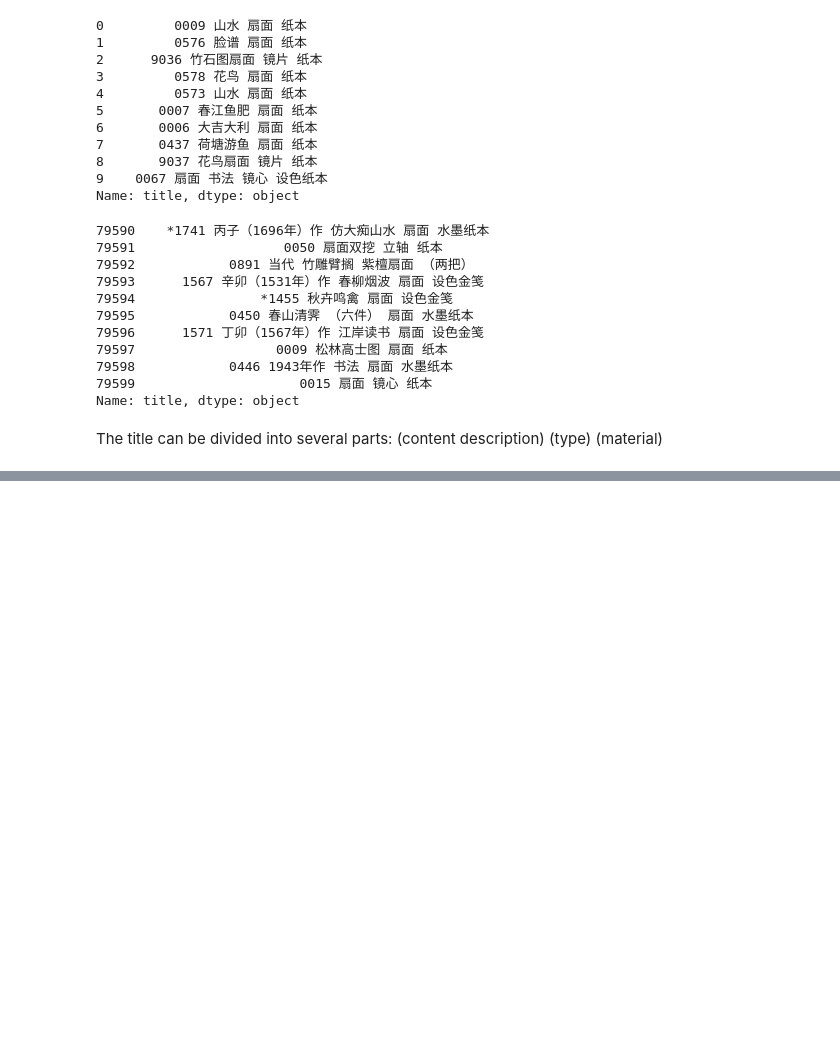
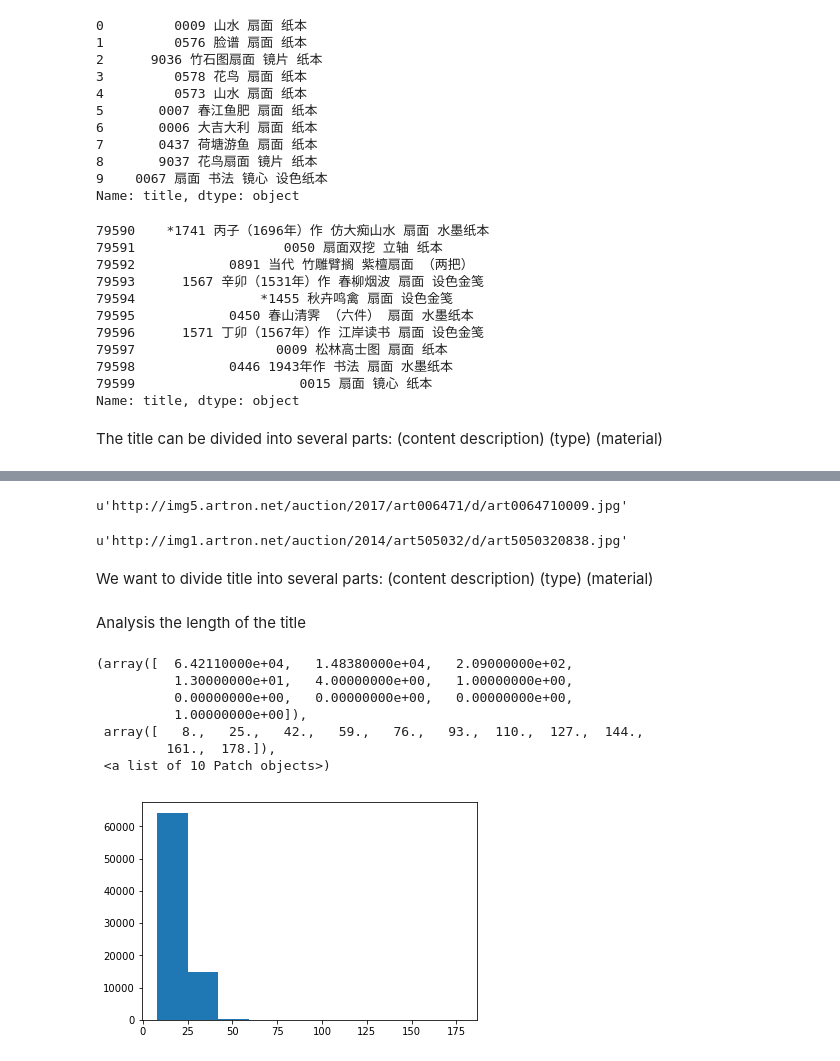
Before and after one commit to zhanglid/fuzzy-fans-price-estimation, a Jupyter notebook: data_analysis.ipynb, the cells around one changed output, grey strips where cells are left out. Drawn from its saved outputs; the diff is of its cells as text; code cells hidden in the pictures; blank space fills up the shorter version.

Commit message:
update code for img analysis

```diff
--- a/data_analysis.ipynb
+++ b/data_analysis.ipynb
@@ -62,0 +226,13 @@ The title can be divided into several parts:
+# %%
+index_list = []
+index = 0
+for i in data_df['title']:
+    try:
+        l = len(i.split())
+        if l > 7:
+            index_list.append(index)
+        index = index + 1
+    except:
+        print type(i)
+# %%
+data_df = data_df.drop(data_df.index[index_list])
@@ -62,0 +258,13 @@ The title can be divided into several parts:
+# %%
+index_list = []
+index = 0
+for i in data_df['title']:
+    try:
+        l = len(i.split())
+        if l > 6:
+            index_list.append(index)
+            print i
+            print data_df[data_df['title'] == i].iloc[0]['img_url']
+        index = index + 1
+    except:
+        print type(i)
@@ -62,0 +289,27 @@ The title can be divided into several parts:
+# %%
+data_df.iloc[0]['img_url']
+# %% [output]
+u'http://img5.artron.net/auction/2017/art006471/d/art0064710009.jpg'
+# %%
+data_df[data_df['title'] == u'0838 山水 花鸟扇组 （三把 两幅） 成扇、扇面 水墨、设色纸本 '].iloc[0]['img_url']
+# %% [output]
+u'http://img1.artron.net/auction/2014/art505032/d/art5050320838.jpg'
+# %% [markdown]
+We want to divide title into several parts: (content description) (type) (material)
+# %% [markdown]
+Analysis the length of the title
+# %%
+len_title_list = []
+for i in data_df['title']:
+    len_title_list.append(len(i))
+# %%
+plt.hist(len_title_list, bins = 10)
+# %% [output]
+(array([  6.42110000e+04,   1.48380000e+04,   2.09000000e+02,
+          1.30000000e+01,   4.00000000e+00,   1.00000000e+00,
+          0.00000000e+00,   0.00000000e+00,   0.00000000e+00,
+          1.00000000e+00]),
+ array([   8.,   25.,   42.,   59.,   76.,   93.,  110.,  127.,  144.,
+         161.,  178.]),
+ <a list of 10 Patch objects>)
+[figure, added]
```
Also changed, not shown: parts of 39 cells of this notebook.
